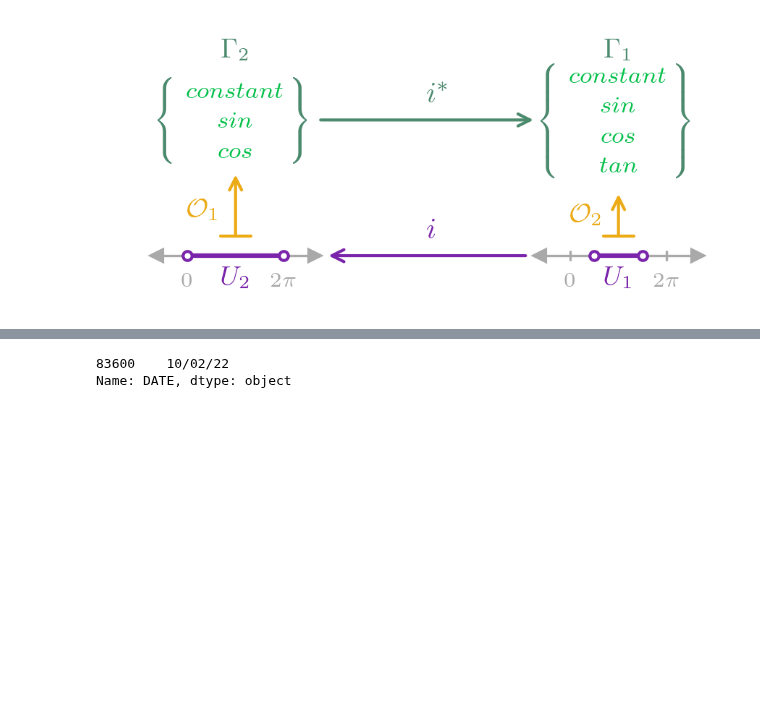
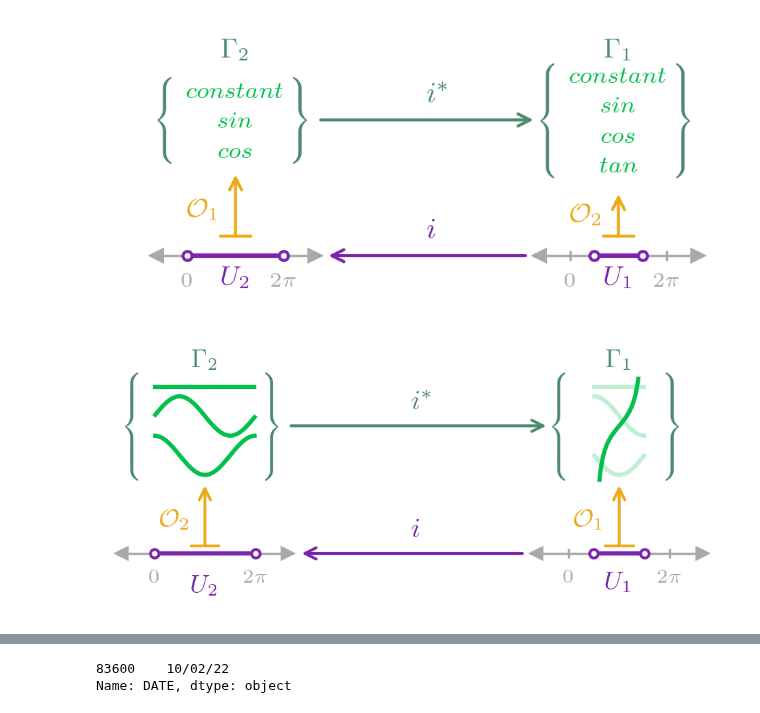
Before and after one commit to story645/team, a Jupyter notebook: paper/figcode/equation_diagrams.ipynb, the cells around one changed output, grey strips where cells are left out. Saved outputs shown, nothing was run; the diff lists cells and outputs as text; code cells hidden in the pictures; blank space fills up the shorter version.

```diff
--- a/paper/figcode/equation_diagrams.ipynb
+++ b/paper/figcode/equation_diagrams.ipynb
@@ -125,3 +127,85 @@ fig.savefig(paper_path/'presheaf.pdf', bbox_inches='tight', backend='pgf')
 fig.savefig(paper_path/'presheaf.png', bbox_inches='tight')
 # %% [output]
 [figure]
+# %%
+fig, ax = plt.subplots(figsize=(3.5, 1.25))
+r = fig.canvas.get_renderer()
+
+x1 = .1
+x2 = .85
+y1 = .8
+y2 = .1
+
+# replace strings with little graphs
+
+axh = 1
+
+axw = .3
+u2 = numberline(ax, x1-axw/2, y2, axw, axh, ylim=(-.1, .9))
+u1 = numberline(ax, x2-axw/2, y2, axw, axh, ylim=(-.1, .9))
+
+
+p_kwargs = dict( marker= 'o', mfc='white', lw=1.5, markersize=3, color=pcd['base'], zorder=10)
+
+u2x = [0, 2*np.pi]
+u1x = [np.pi/2, 3*np.pi/2]
+ln2, = u2.plot(u2x, [0,0], **p_kwargs)
+ln1, = u1.plot(u1x, [0,0],**p_kwargs)
+
+u2xv = np.linspace(u2x[0], u2x[-1], 100)[1:-1]
+u1xv = np.linspace(u1x[0], u1x[1], 100)[1:-1]
+tu1xv = u1xv[10:-10]
+tu1yv = np.tan(tu1xv)*.1 + .65
+u1.plot(tu1xv, tu1yv, color=pcd['section'])
+
+for axs, x, alpha in [(u1, u1xv, .25), (u2, u2xv, 1)]:
+    axs.plot(x, np.ones(x.shape)*.85, color=pcd['section'], alpha=alpha)
+    axs.plot(x, np.sin(x)*.1 + .7, color=pcd['section'], alpha=alpha)
+    axs.plot(x, np.cos(x)*.1 + .5, color=pcd['section'], alpha=alpha)
+
+
+br1 = u1.text(np.pi, np.min(tu1yv) + np.ptp(tu1yv)/2, r'$\begin{Bmatrix}\phantom{constant}\\ \phantom{sin} \\ \phantom{cos} \\ \phantom{tan}\end{Bmatrix}$',
+              ha='center', va='center', color=pcd['set'], fontsize=fs['footnote'])
+
+br2 = u2.text(np.pi, np.min(tu1yv) + np.ptp(tu1yv)/2, r'$\begin{Bmatrix}\phantom{constantxy}\\ \phantom{sin} \\ \phantom{cos} \\ \phantom{tan}\end{Bmatrix}$',
+              ha='center', va='center', color=pcd['set'], fontsize=fs['footnote'])
+
+#annotate nodes
+g1a = ax.annotate(r"$\Gamma_1$", (.5, 1), color=pcd['set'],
+                  xycoords=br1, va='bottom', ha='center', fontsize=fs['small'])
+
+g2a = ax.annotate(r"$\Gamma_2$", (.5, 0), color=pcd['set'],
+                  xycoords=(br2, g1a), va='bottom', ha='center', fontsize=fs['small'])
+
+u1a = u1.annotate(f"$U_1$", (0.5, .01), xycoords=(g1a, 'axes fraction'),
+                  color=pcd['base'], va='top', ha='center', fontsize=fs['small'])
+u2a = u2.annotate(f"$U_2$", (0.5, -.01), xycoords=(g2a, 'axes fraction'),
+                  color=pcd['base'], va='top', ha='center', fontsize=fs['small'])
+# annotate: tail, head
+
+u1_u2 = ax.annotate("", (1.05, 0), (-.05,0), xycoords=(u2.transAxes, u2.transData),
+                    textcoords= (u1.transAxes, u1.transData),
+                    arrowprops=dict(arrowstyle = "->", color=pcd['base']))
+
+u1_u2_l = ax.annotate(r"$i$", (.5, 1.5), xycoords=u1_u2,
+                      color=pcd['base'], ha='center', va='bottom', fontsize=fs['normal'])
+
+g2_g1 = ax.annotate("", (0, .5), (1,.5) , xycoords=br1, textcoords=br2,
+                   arrowprops=dict(arrowstyle = "->", color=pcd['set']), zorder=10)
+
+g2_g1_l = ax.annotate("$i^*$", (0, 1.5), xycoords=(u1_u2_l, g2_g1),
+                      color=pcd['set'], va='bottom', fontsize=fs['normal'])
+
+
+for l, axsh in [(r"$\mathcal{O}_{2}$", u2), (r"$\mathcal{O}_{1}$", u1)]:
+    sheaf = axsh.annotate("", (np.pi, .375), (np.pi, .01), arrowprops=dict(arrowstyle="]->,widthA=.5,lengthA=0", color=pcd['sheaf']))
+    axsh.annotate(l, (0, .5), xycoords=sheaf, ha='right', va='center', color=pcd['sheaf'], fontsize=fs['small'])
+
+
+
+ax.axis('off')
+ax.set(xlim=(0,1), ylim=(0,1))
+fig.savefig(paper_path/'presheaf.pdf', bbox_inches='tight', backend='pgf')
+fig.savefig(paper_path/'presheaf.png', bbox_inches='tight')
+# %% [output]
+[figure, added]
```
Also changed, not shown: parts of 8 cells of this notebook, 11 other files.
